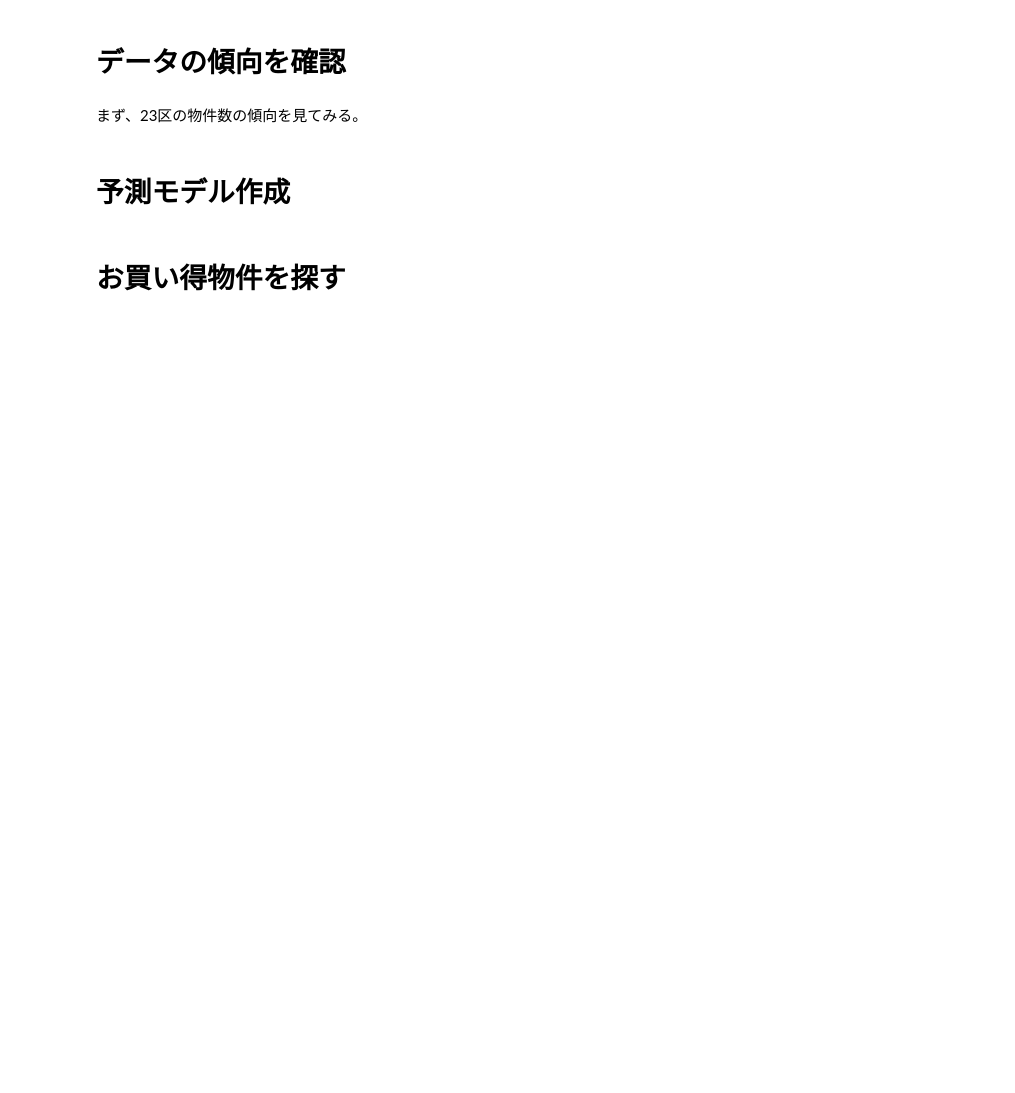
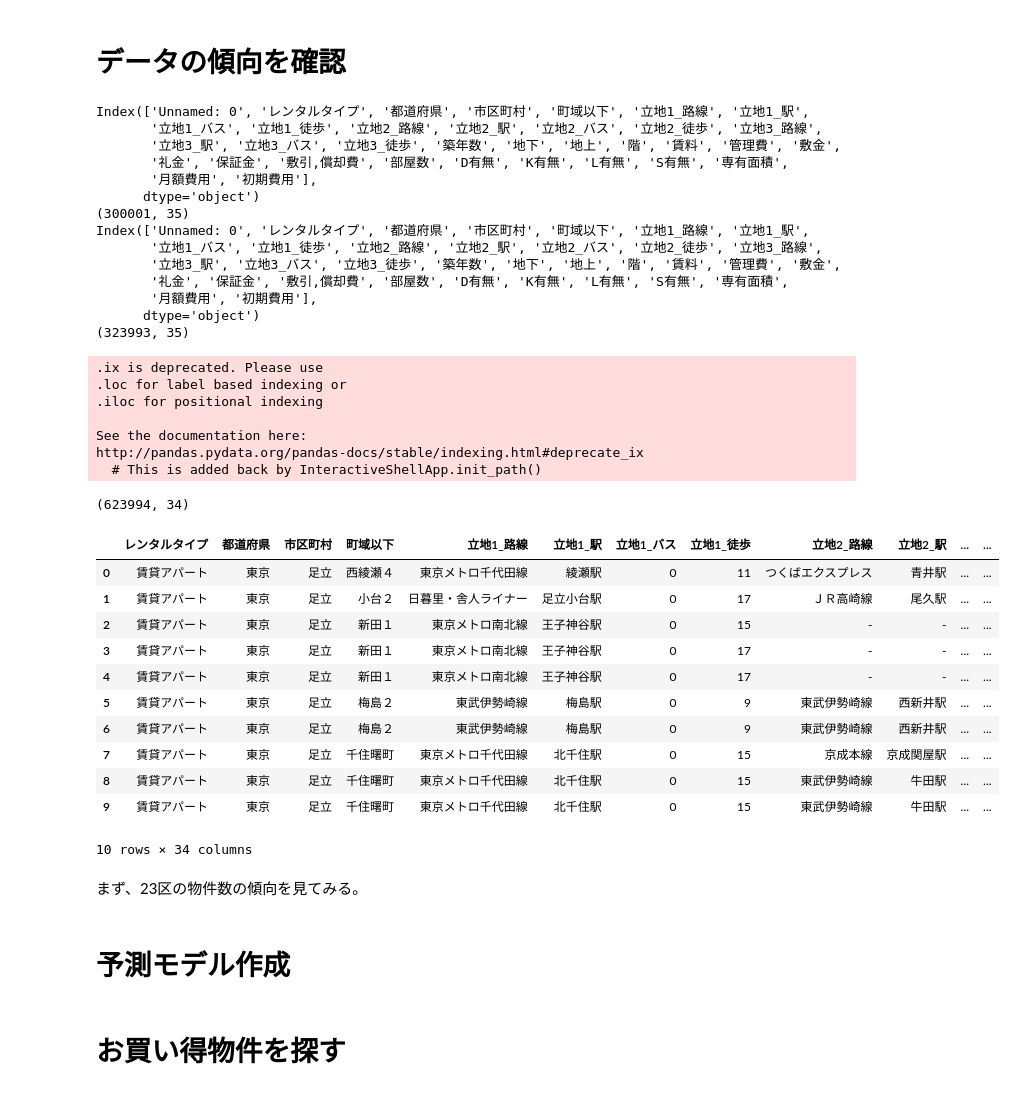
Before and after one commit to kimiaki/Bukken, a Jupyter notebook: code/make_bukken_df.ipynb, the cells around one changed output. Saved outputs shown, nothing was run; the diff lists cells and outputs as text; code cells hidden in the pictures; blank space fills up the shorter version.

```diff
--- a/code/make_bukken_df.ipynb
+++ b/code/make_bukken_df.ipynb
@@ -1470,5 +1513,55 @@ df_all_fix.to_csv("../output/df_csv/df_all_fix.csv", sep = ",", encoding = "utf-
 # %% [markdown]
 # データの傾向を確認
+# %%
+# df_all_fixの読み込み
+df_all_fix_1 = pd.read_csv("../output/df_csv/df_all_fix_1.csv", encoding = "utf-8")
+df_all_fix_2 = pd.read_csv("../output/df_csv/df_all_fix_2.csv", encoding = "utf-8")
+print(df_all_fix_1.columns)
+print(df_all_fix_1.shape)
+print(df_all_fix_2.columns)
+print(df_all_fix_2.shape)
+df_all_fix = df_all_fix_1.append(df_all_fix_2, ignore_index=True)
+df_all_fix = df_all_fix.reset_index(drop=True)
+# 不要列「Unnamed: 0」を削除
+df_all_fix = df_all_fix.ix[:, 1:]
+# データ確認
+print(df_all_fix.shape)
+df_all_fix.head(10)
+# %% [output]
+Index(['Unnamed: 0', 'レンタルタイプ', '都道府県', '市区町村', '町域以下', '立地1_路線', '立地1_駅',
+       '立地1_バス', '立地1_徒歩', '立地2_路線', '立地2_駅', '立地2_バス', '立地2_徒歩', '立地3_路線',
+       '立地3_駅', '立地3_バス', '立地3_徒歩', '築年数', '地下', '地上', '階', '賃料', '管理費', '敷金',
+       '礼金', '保証金', '敷引,償却費', '部屋数', 'D有無', 'K有無', 'L有無', 'S有無', '専有面積',
+       '月額費用', '初期費用'],
+      dtype='object')
+(300001, 35)
+Index(['Unnamed: 0', 'レンタルタイプ', '都道府県', '市区町村', '町域以下', '立地1_路線', '立地1_駅',
+       '立地1_バス', '立地1_徒歩', '立地2_路線', '立地2_駅', '立地2_バス', '立地2_徒歩', '立地3_路線',
+       '立地3_駅', '立地3_バス', '立地3_徒歩', '築年数', '地下', '地上', '階', '賃料', '管理費', '敷金',
+       '礼金', '保証金', '敷引,償却費', '部屋数', 'D有無', 'K有無', 'L有無', 'S有無', '専有面積',
+       '月額費用', '初期費用'],
+      dtype='object')
+(323993, 35)
+.ix is deprecated. Please use
+.loc for label based indexing or
+.iloc for positional indexing
+
+See the documentation here:
+http://pandas.pydata.org/pandas-docs/stable/indexing.html#deprecate_ix
+  # This is added back by InteractiveShellApp.init_path()
+(623994, 34)
+|  | レンタルタイプ | 都道府県 | 市区町村 | 町域以下 | 立地1_路線 | 立地1_駅 | 立地1_バス | 立地1_徒歩 | 立地2_路線 | 立地2_駅 | ... | ... |
+| 0 | 賃貸アパート | 東京 | 足立 | 西綾瀬４ | 東京メトロ千代田線 | 綾瀬駅 | 0 | 11 | つくばエクスプレス | 青井駅 | ... | ... |
+| 1 | 賃貸アパート | 東京 | 足立 | 小台２ | 日暮里・舎人ライナー | 足立小台駅 | 0 | 17 | ＪＲ高崎線 | 尾久駅 | ... | ... |
+| 2 | 賃貸アパート | 東京 | 足立 | 新田１ | 東京メトロ南北線 | 王子神谷駅 | 0 | 15 | - | - | ... | ... |
+| 3 | 賃貸アパート | 東京 | 足立 | 新田１ | 東京メトロ南北線 | 王子神谷駅 | 0 | 17 | - | - | ... | ... |
+| 4 | 賃貸アパート | 東京 | 足立 | 新田１ | 東京メトロ南北線 | 王子神谷駅 | 0 | 17 | - | - | ... | ... |
+| 5 | 賃貸アパート | 東京 | 足立 | 梅島２ | 東武伊勢崎線 | 梅島駅 | 0 | 9 | 東武伊勢崎線 | 西新井駅 | ... | ... |
+| 6 | 賃貸アパート | 東京 | 足立 | 梅島２ | 東武伊勢崎線 | 梅島駅 | 0 | 9 | 東武伊勢崎線 | 西新井駅 | ... | ... |
+| 7 | 賃貸アパート | 東京 | 足立 | 千住曙町 | 東京メトロ千代田線 | 北千住駅 | 0 | 15 | 京成本線 | 京成関屋駅 | ... | ... |
+| 8 | 賃貸アパート | 東京 | 足立 | 千住曙町 | 東京メトロ千代田線 | 北千住駅 | 0 | 15 | 東武伊勢崎線 | 牛田駅 | ... | ... |
+| 9 | 賃貸アパート | 東京 | 足立 | 千住曙町 | 東京メトロ千代田線 | 北千住駅 | 0 | 15 | 東武伊勢崎線 | 牛田駅 | ... | ... |
+10 rows × 34 columns
 # %% [markdown]
 まず、23区の物件数の傾向を見てみる。
 # %% [markdown]
```
Also changed, not shown: parts of 5 cells of this notebook, 2 other files.
